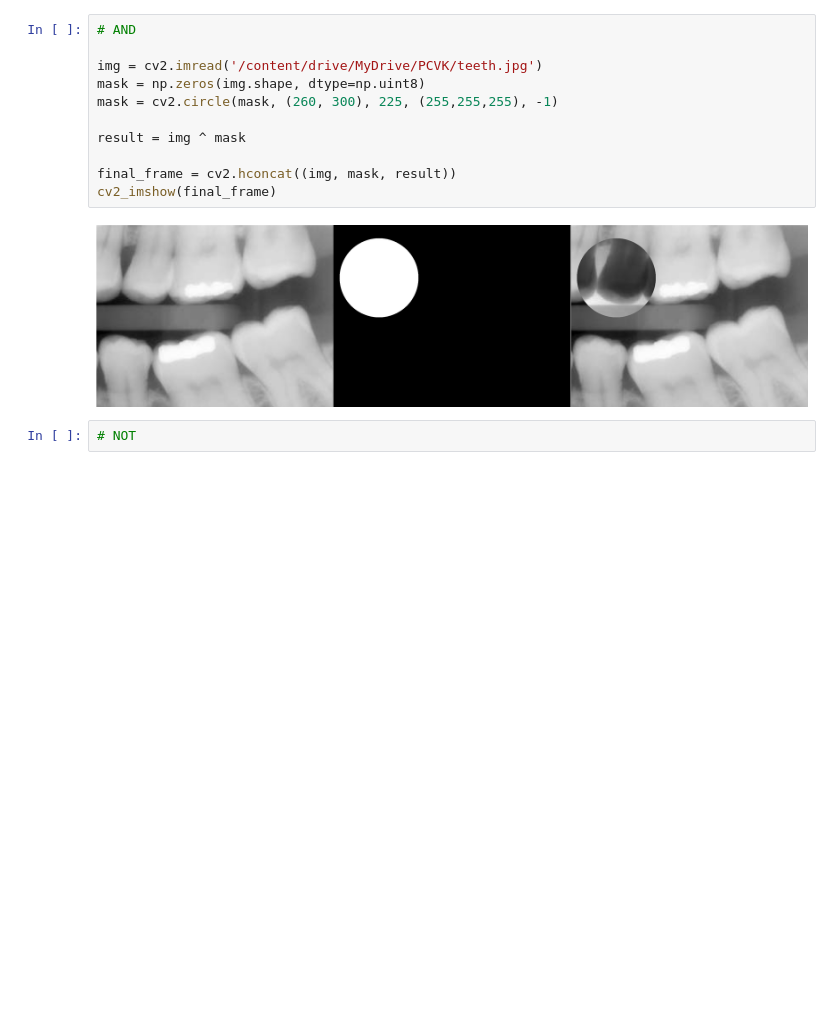
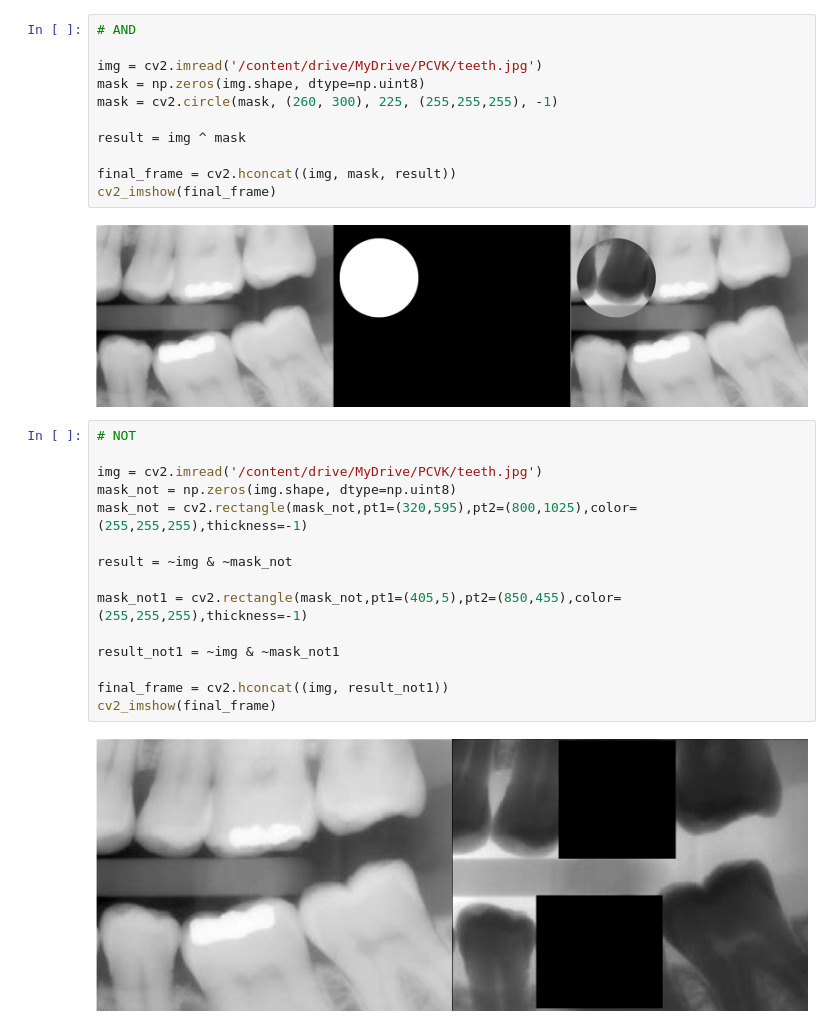
Before and after one commit to DimasNDP/PCVK_Genap_2021, a Jupyter notebook: Week5.ipynb, the cells around one changed output. Drawn from its saved outputs; the diff is of its cells as text; blank space fills up the shorter version.

```diff
--- a/Week5.ipynb
+++ b/Week5.ipynb
@@ -121,5 +121,20 @@ final_frame = cv2.hconcat((img, mask, result))
 cv2_imshow(final_frame)
 # %% [output]
 [figure]
-# %%
-# NOT
+# %%
+# NOT
+
+img = cv2.imread('/content/drive/MyDrive/PCVK/teeth.jpg')
+mask_not = np.zeros(img.shape, dtype=np.uint8)
+mask_not = cv2.rectangle(mask_not,pt1=(320,595),pt2=(800,1025),color=(255,255,255),thickness=-1)
+
+result = ~img & ~mask_not
+
+mask_not1 = cv2.rectangle(mask_not,pt1=(405,5),pt2=(850,455),color=(255,255,255),thickness=-1)
+
+result_not1 = ~img & ~mask_not1
+
+final_frame = cv2.hconcat((img, result_not1))
+cv2_imshow(final_frame)
+# %% [output]
+[figure, added]
```
